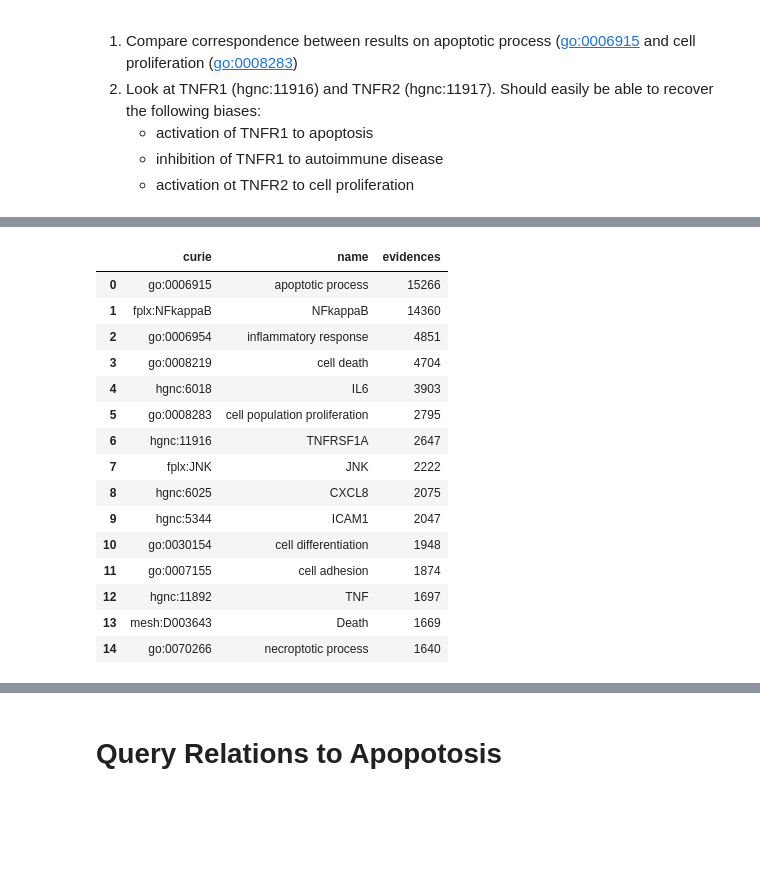
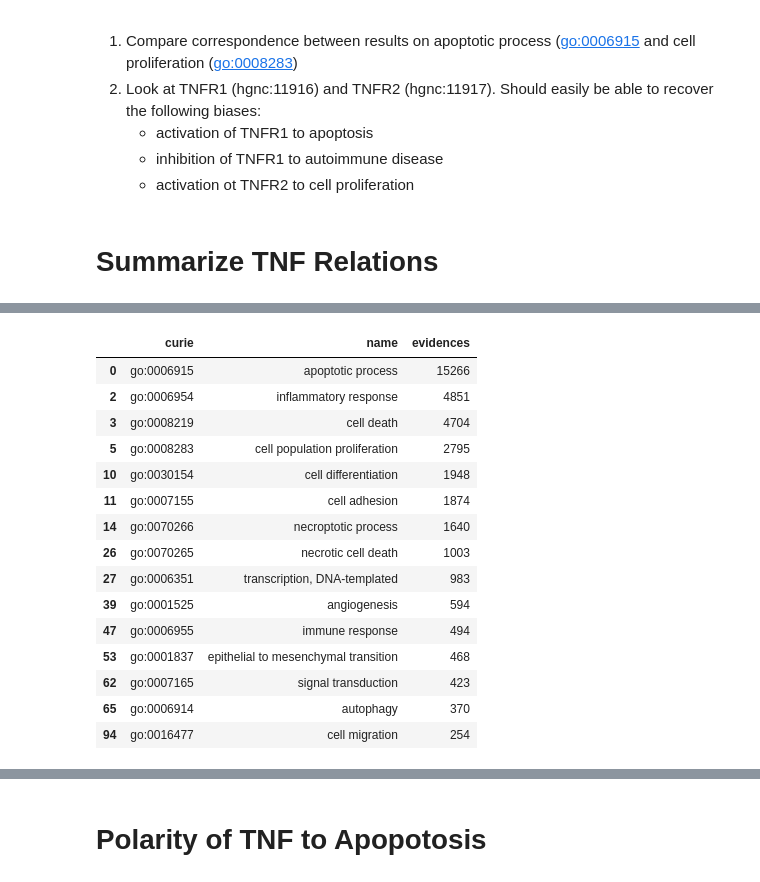
Before and after one commit to gyorilab/indra_cogex, a Jupyter notebook: notebooks/TNF Context Analysis.ipynb, the cells around one changed output, grey strips where cells are left out. Saved outputs shown, nothing was run; the diff lists cells and outputs as text; code cells hidden in the pictures; blank space fills up the shorter version.

```diff
--- a/notebooks/TNF Context Analysis.ipynb
+++ b/notebooks/TNF Context Analysis.ipynb
@@ -62,6 +64,8 @@ Ideas:
    - activation of TNFR1 to apoptosis
    - inhibition of TNFR1 to autoimmune disease
    - activation ot TNFR2 to cell proliferation
+# %% [markdown]
+# Summarize TNF Relations
 # %%
 %%time
 targets_df = pd.DataFrame(
@@ -75,5 +79,5 @@ targets_df = pd.DataFrame(
     ),
     columns=["curie", "name", "evidences"]
 )
-targets_df.head(15)
+targets_df[targets_df.curie.str.startswith("go:")].head(15)
 # %% [output]
@@ -82,19 +86,19 @@ Wall time: 18.9 s
 |  | curie | name | evidences |
 | 0 | go:0006915 | apoptotic process | 15266 |
-| 1 | fplx:NFkappaB | NFkappaB | 14360 |
 | 2 | go:0006954 | inflammatory response | 4851 |
 | 3 | go:0008219 | cell death | 4704 |
-| 4 | hgnc:6018 | IL6 | 3903 |
 | 5 | go:0008283 | cell population proliferation | 2795 |
-| 6 | hgnc:11916 | TNFRSF1A | 2647 |
-| 7 | fplx:JNK | JNK | 2222 |
-| 8 | hgnc:6025 | CXCL8 | 2075 |
-| 9 | hgnc:5344 | ICAM1 | 2047 |
 | 10 | go:0030154 | cell differentiation | 1948 |
 | 11 | go:0007155 | cell adhesion | 1874 |
-| 12 | hgnc:11892 | TNF | 1697 |
-| 13 | mesh:D003643 | Death | 1669 |
 | 14 | go:0070266 | necroptotic process | 1640 |
+| 26 | go:0070265 | necrotic cell death | 1003 |
+| 27 | go:0006351 | transcription, DNA-templated | 983 |
+| 39 | go:0001525 | angiogenesis | 594 |
+| 47 | go:0006955 | immune response | 494 |
+| 53 | go:0001837 | epithelial to mesenchymal transition | 468 |
+| 62 | go:0007165 | signal transduction | 423 |
+| 65 | go:0006914 | autophagy | 370 |
+| 94 | go:0016477 | cell migration | 254 |
 # %%
 fix, ax = plt.subplots(figsize=(4, 2))
 sns.histplot(targets_df["evidences"], log_scale=True, ax=ax)
@@ -105,7 +109,7 @@ plt.show()
 # %% [output]
 [drawing not drawn]
 # %% [markdown]
-# Query Relations to Apopotosis
+# Polarity of TNF to Apopotosis
 # %%
 %%time
 res = client.query_tx(
```
Also changed, not shown: parts of 30 cells of this notebook, 1 other file.
